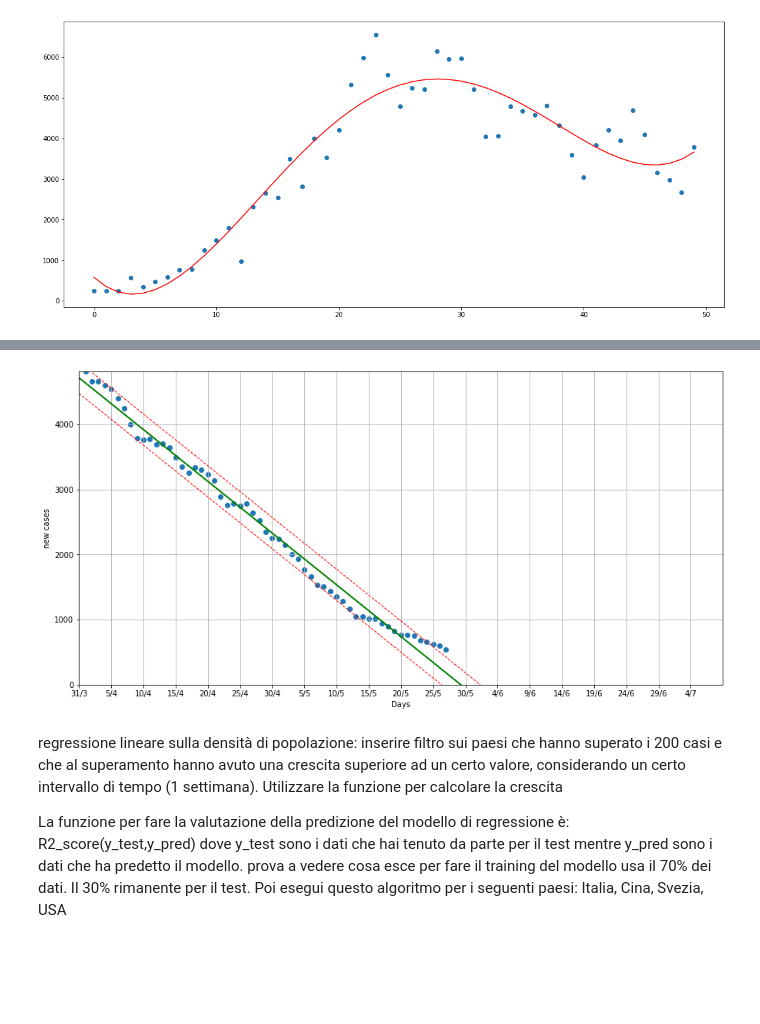
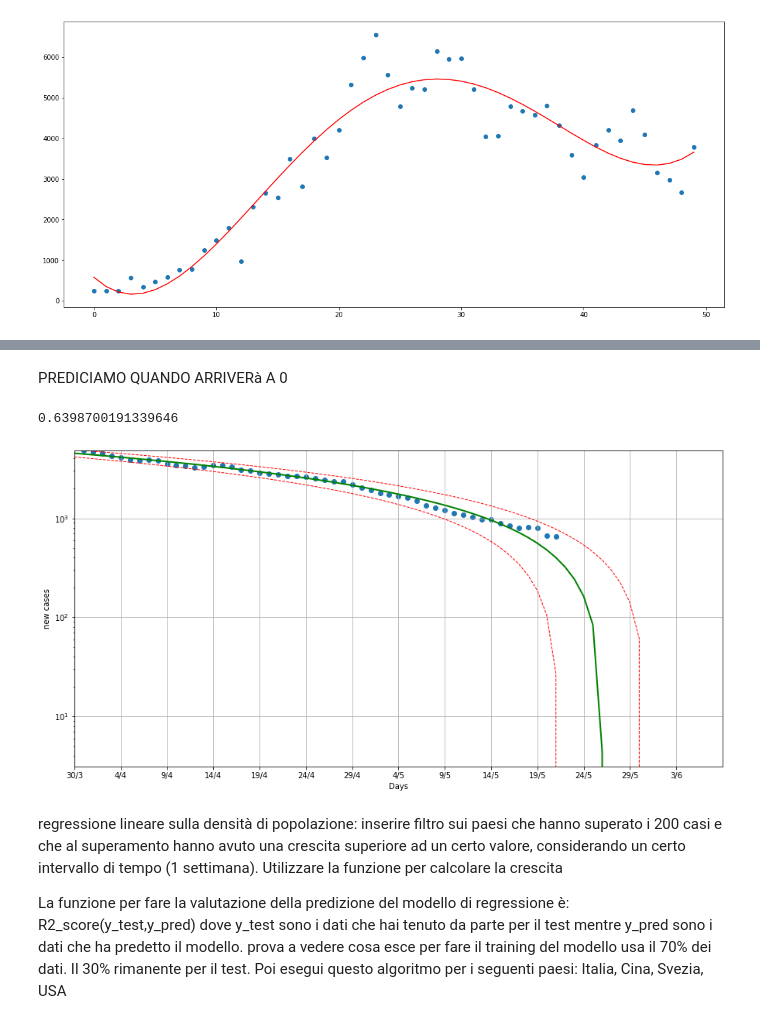
Before and after one commit to Mattia81/DataScienceForBusiness, a Jupyter notebook: COVID19_analysis/COVID19_analysis.ipynb, the cells around one changed output, grey strips where cells are left out. Drawn from its saved outputs; the diff is of its cells as text; code cells hidden in the pictures; blank space fills up the shorter version.

```diff
--- a/COVID19_analysis/COVID19_analysis.ipynb
+++ b/COVID19_analysis/COVID19_analysis.ipynb
@@ -104,7 +128,7 @@ It contains the following columns:
 </ul>
 # %%
 #load lockdown dataset
-df_lockdown = pd.read_csv("../COVID19_analysis/dataset/countryLockdowndates.csv")
+df_lockdown = pd.read_csv("./COVID19_analysis/dataset/countryLockdowndates.csv")
 
 #rename column relative to country
 df_lockdown.rename(columns={"Country/Region": "Country","Date":"Beginning Date"}, inplace = True)
@@ -137,7 +161,7 @@ https://www.kaggle.com/fernandol/countries-of-the-world#countries%20of%20the%20w
 # %%
 #load dataset
 pd.set_option('mode.chained_assignment', None)
-df_population_density_ = pd.read_csv("../COVID19_analysis/dataset/population_density.csv")
+df_population_density_ = pd.read_csv("./COVID19_analysis/dataset/population_density.csv")
 df_population_density = df_population_density_[['Country','Pop. Density (per sq. mi.)']]
 df_population_density.rename(columns = {'Pop. Density (per sq. mi.)': 'Population density'}, inplace = True)
 #trim country value because original dataset has a space at the end
@@ -1155,0 +1195,11 @@ So, we can conclude that the population density has not a direct impact in term
+# %%
+country_list=[]
+for country in df_matrix_new_cases.columns:
+    for i in range(0,len(df_matrix_new_cases[country])):
+            if(df_matrix_new_cases[country][i]>200):
+                country_list.append(country)
+                break
+
+
+df_regression_friendly=df_regression_friendly[df_regression_friendly['Country'].isin(country_list)]
+df_regression_friendly.head()
@@ -1273,6 +1352,6 @@ plt.scatter(italy_set.index,italy_set['New cases'])
 # %%
 Italy_set_am=pd.DataFrame()
-window=10
+window=7
 Italy_set_am['New cases am']=moving_mean(italy_set['New cases'],window)
 Italy_set_am=Italy_set_am.set_index(italy_dates[window-1:])
 
@@ -1305,11 +1388,18 @@ Linear Regression Model Score: 0.9872373049323668
+# %% [markdown]
+PREDICIAMO QUANDO ARRIVERà A 0
 # %%
-X_train=X[0:40]
+train_value=int(len(X)*0.70)-1
 
-y_train=y[0:40]
+X_train=X[0:train_value]
 
-predictTrain(X, y, X_train,y_train,peak_date,Italy_set_am.index, linear_regr)
+y_train=y[0:train_value]
+
+y_test=y[train_value:]
+
+predictTrain(X, y, X_train,y_train,peak_date,Italy_set_am.index, linear_regr,y_test,70)
 # %% [output]
+0.6398700191339646
-[figure, old version]
+[figure, new version]
 # %% [markdown]
 regressione lineare sulla densità di popolazione: inserire filtro sui paesi che hanno superato i 200 casi e che al superamento hanno avuto una crescita superiore ad un certo valore, considerando un certo intervallo di tempo (1 settimana). Utilizzare la funzione per calcolare la crescita
 
```
Also changed, not shown: parts of 107 cells of this notebook, 1 other file.
